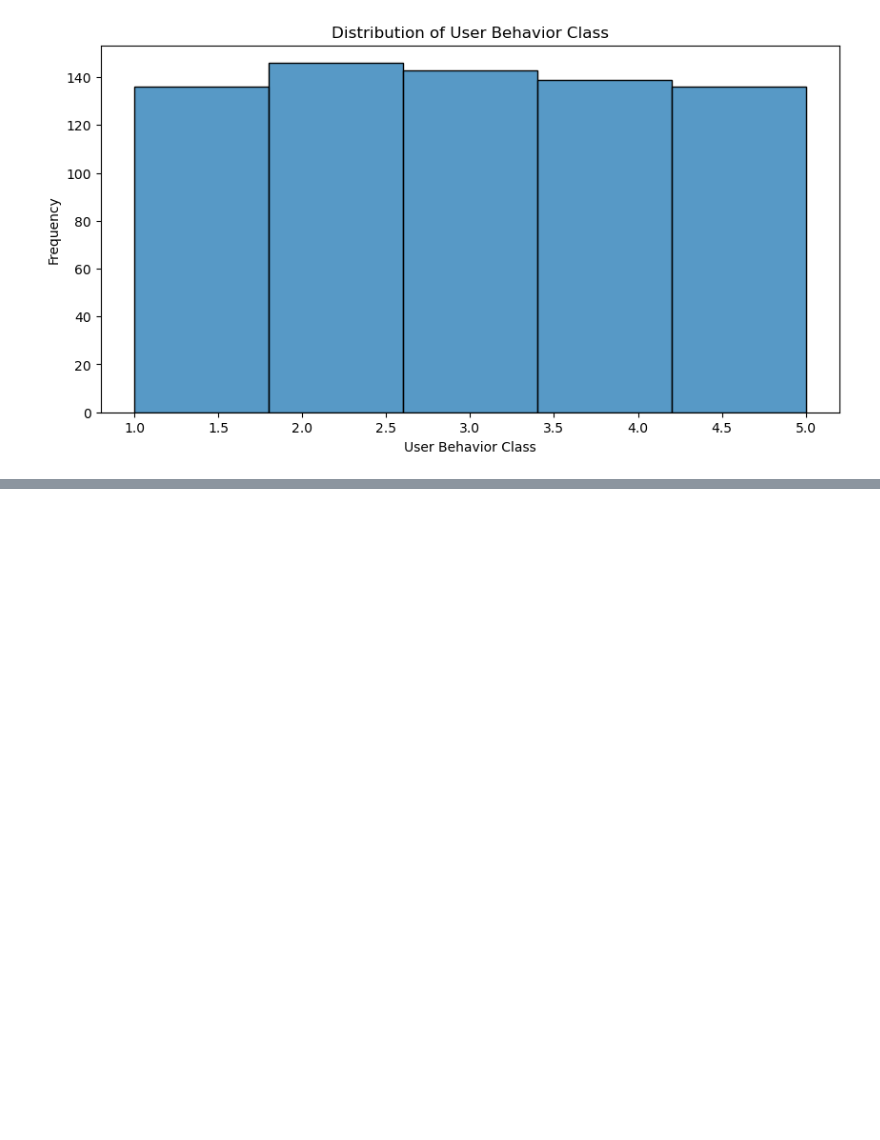
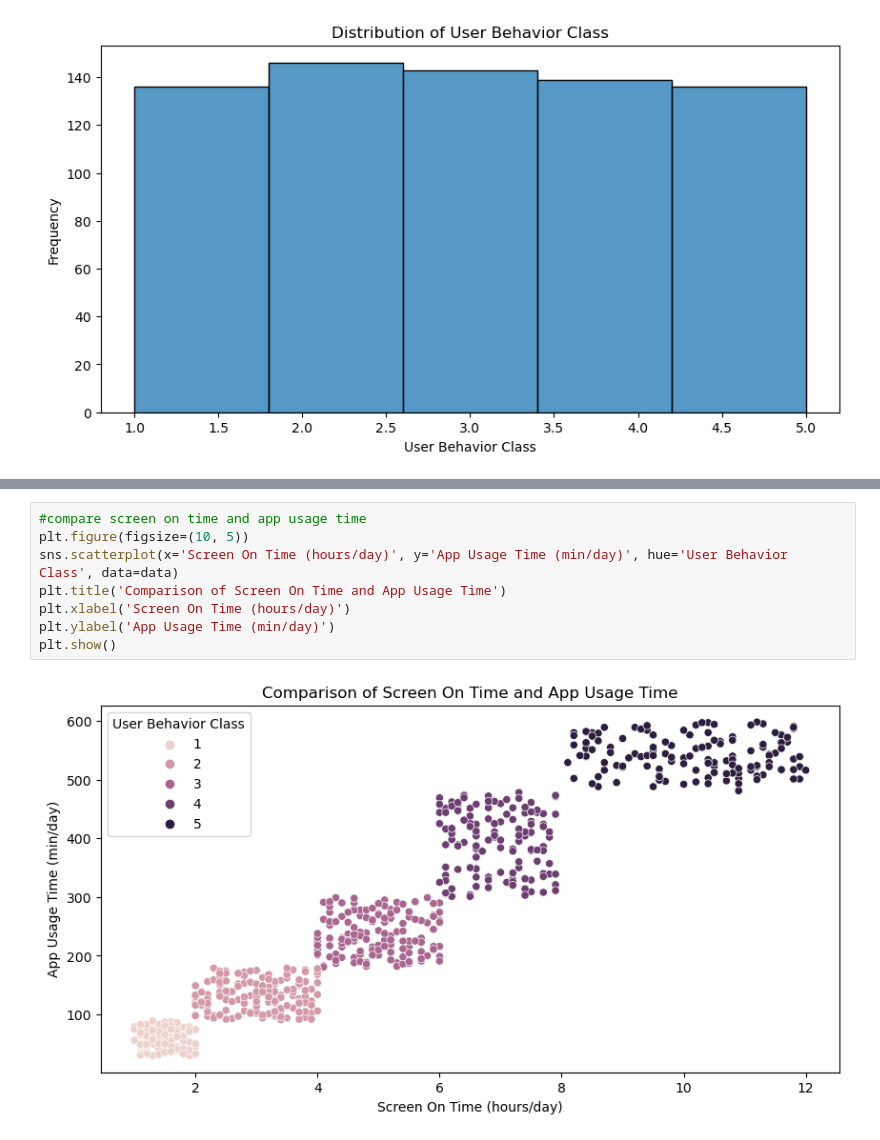
Before and after one commit to beccaa9116/Mobile-Device-Usage-and-User-Behavior, a Jupyter notebook: mobile_user_behavior.ipynb, the cells around one changed output, grey strips where cells are left out. Saved outputs shown, nothing was run; the diff lists cells and outputs as text; blank space fills up the shorter version.

```diff
--- a/mobile_user_behavior.ipynb
+++ b/mobile_user_behavior.ipynb
@@ -185,0 +196,10 @@ plt.show()
+# %%
+#compare screen on time and app usage time
+plt.figure(figsize=(10, 5))
+sns.scatterplot(x='Screen On Time (hours/day)', y='App Usage Time (min/day)', hue='User Behavior Class', data=data)
+plt.title('Comparison of Screen On Time and App Usage Time')
+plt.xlabel('Screen On Time (hours/day)')
+plt.ylabel('App Usage Time (min/day)')
+plt.show()
+# %% [output]
+[figure, added]
```
Also changed, not shown: parts of 8 cells of this notebook.
